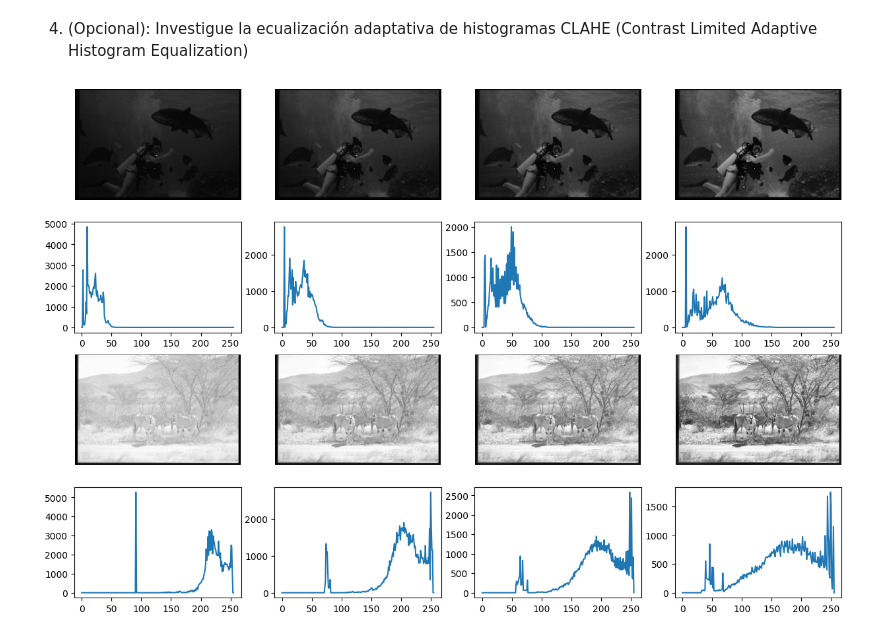
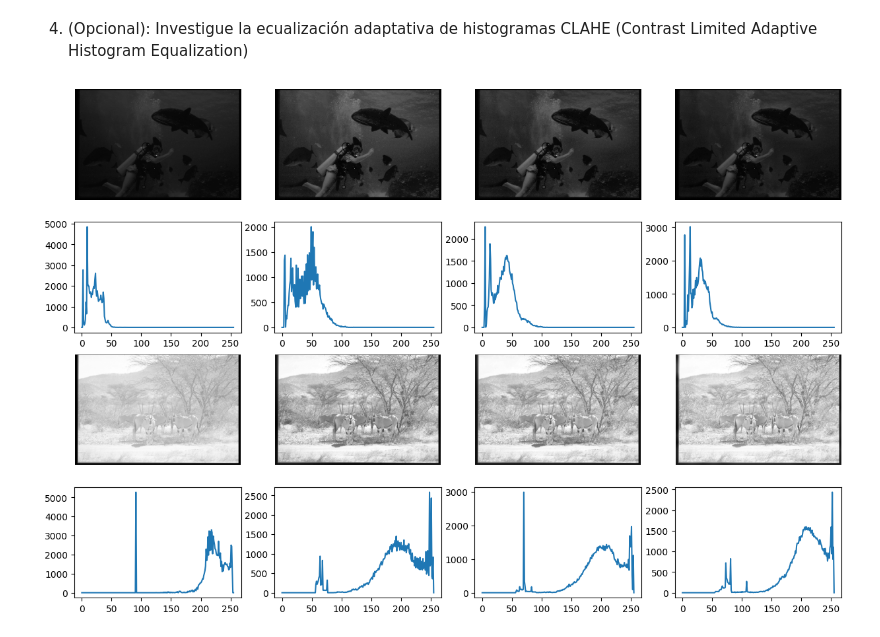
Before and after one commit to Lucasa98/pdi-2026, a Jupyter notebook: practica/2b/ej1.ipynb, the cells around one changed output. Saved outputs shown, nothing was run; the diff lists cells and outputs as text; code cells hidden in the pictures.

```diff
--- a/practica/2b/ej1.ipynb
+++ b/practica/2b/ej1.ipynb
@@ -153,9 +153,9 @@ ax[1][3].plot(cv2.calcHist([equ_imagenB], [0], None, [256], [0, 255]));
 # %% [markdown]
 4. (Opcional): Investigue la ecualización adaptativa de histogramas CLAHE (Contrast Limited Adaptive Histogram Equalization)
 # %%
-clahe1 = cv2.createCLAHE(clipLimit=1.0, tileGridSize=(4,4))
-clahe2 = cv2.createCLAHE(clipLimit=2.0, tileGridSize=(4,4))
-clahe3 = cv2.createCLAHE(clipLimit=4.0, tileGridSize=(4,4))
+clahe1 = cv2.createCLAHE(clipLimit=2.0, tileGridSize=(4,4))
+clahe2 = cv2.createCLAHE(clipLimit=2.0, tileGridSize=(8,8))
+clahe3 = cv2.createCLAHE(clipLimit=2.0, tileGridSize=(16,16))
 
 clahe1_imagenE = clahe1.apply(imagenE)
 clahe2_imagenE = clahe2.apply(imagenE)
@@ -168,31 +168,31 @@ clahe3_imagenB = clahe3.apply(imagenB)
 fig, ax = plt.subplots(4,4)
 fig.set_figwidth(15)
 fig.set_figheight(10)
 
 ax[0][0].axis('off')
 ax[0][0].imshow(imagenE, cmap='gray')
 ax[0][1].axis('off')
 ax[0][1].imshow(clahe1_imagenE, cmap='gray')
 ax[0][2].axis('off')
 ax[0][2].imshow(clahe2_imagenE, cmap='gray')
 ax[0][3].axis('off')
 ax[0][3].imshow(clahe3_imagenE, cmap='gray')
 ax[1][0].plot(cv2.calcHist([imagenE], [0], None, [256], [0, 255]))
 ax[1][1].plot(cv2.calcHist([clahe1_imagenE], [0], None, [256], [0, 255]));
 ax[1][2].plot(cv2.calcHist([clahe2_imagenE], [0], None, [256], [0, 255]));
 ax[1][3].plot(cv2.calcHist([clahe3_imagenE], [0], None, [256], [0, 255]));
 
 ax[2][0].axis('off')
 ax[2][0].imshow(imagenB, cmap='gray')
 ax[2][1].axis('off')
 ax[2][1].imshow(clahe1_imagenB, cmap='gray')
 ax[2][2].axis('off')
 ax[2][2].imshow(clahe2_imagenB, cmap='gray')
 ax[2][3].axis('off')
 ax[2][3].imshow(clahe3_imagenB, cmap='gray')
 ax[3][0].plot(cv2.calcHist([imagenB], [0], None, [256], [0, 255]))
 ax[3][1].plot(cv2.calcHist([clahe1_imagenB], [0], None, [256], [0, 255]));
 ax[3][2].plot(cv2.calcHist([clahe2_imagenB], [0], None, [256], [0, 255]));
 ax[3][3].plot(cv2.calcHist([clahe3_imagenB], [0], None, [256], [0, 255]));
 # %% [output]
-[figure, old version]
+[figure, new version]
```
Also changed, not shown: 22 other files.
